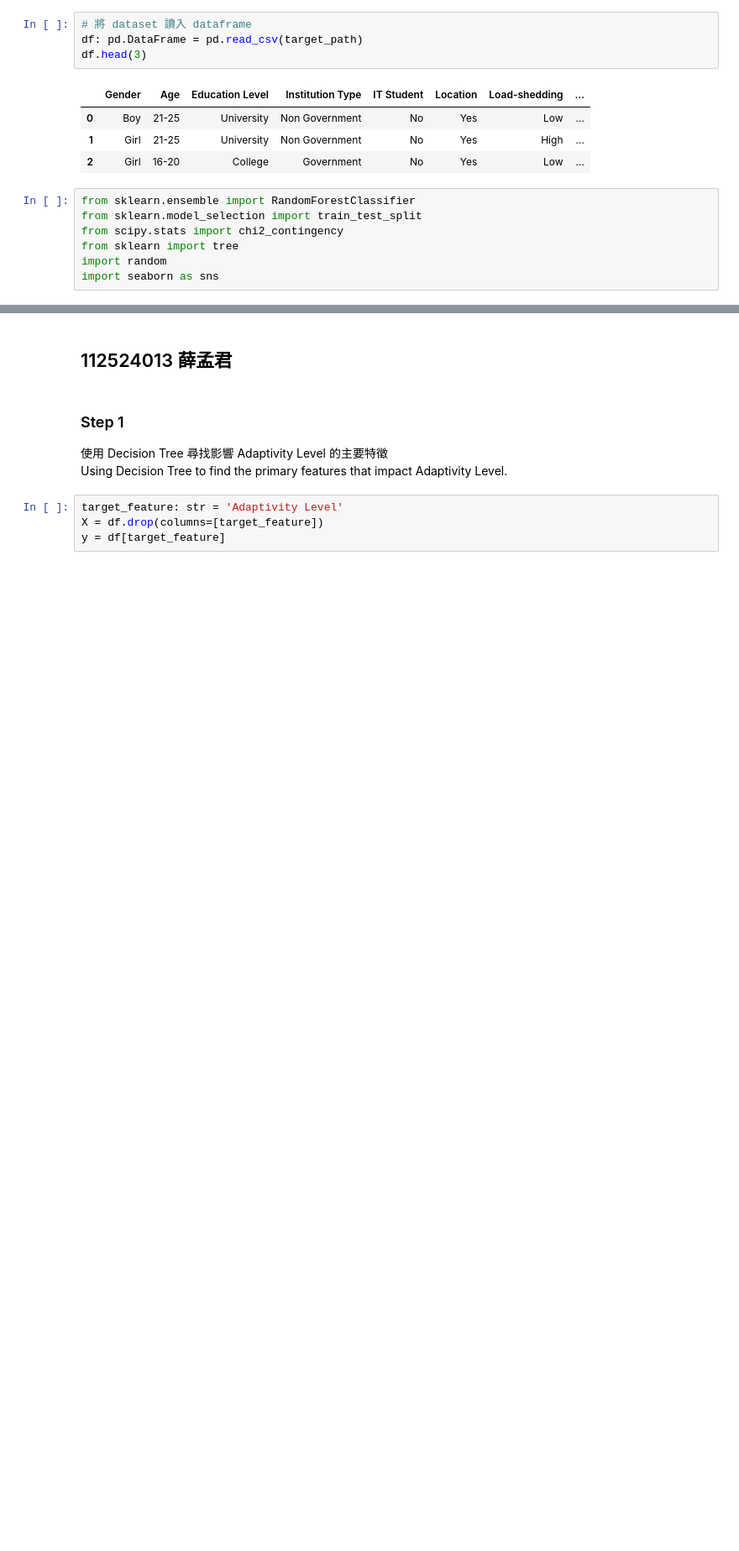
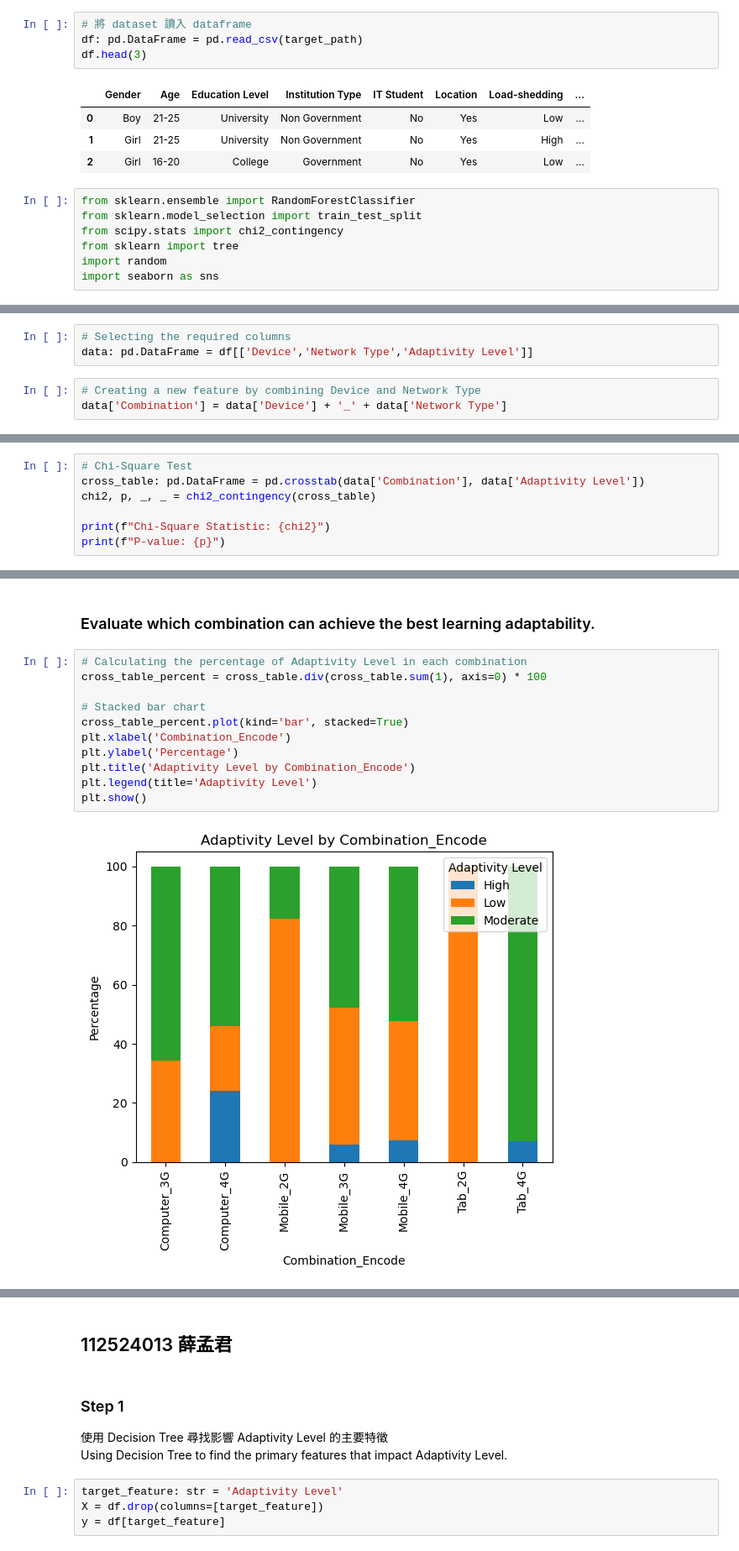
Before and after one commit to Bighsueh/AdaptabilityLevelAnalysis, a Jupyter notebook: main.ipynb, the cells around one changed output, grey strips where cells are left out. Shown at 84% size. Cells and saved outputs as stored; diff of their text form; blank space fills up the shorter version.

```diff
--- a/main.ipynb
+++ b/main.ipynb
@@ -45,0 +51,6 @@ import seaborn as sns
+# %%
+# Selecting the required columns
+data: pd.DataFrame = df[['Device','Network Type','Adaptivity Level']]
+# %%
+# Creating a new feature by combining Device and Network Type
+data['Combination'] = data['Device'] + '_' + data['Network Type']
@@ -45,0 +65,7 @@ import seaborn as sns
+# %%
+# Chi-Square Test
+cross_table: pd.DataFrame = pd.crosstab(data['Combination'], data['Adaptivity Level'])
+chi2, p, _, _ = chi2_contingency(cross_table)
+
+print(f"Chi-Square Statistic: {chi2}")
+print(f"P-value: {p}")
@@ -45,0 +96,15 @@ import seaborn as sns
+# %% [markdown]
+### Evaluate which combination can achieve the best learning adaptability.
+# %%
+# Calculating the percentage of Adaptivity Level in each combination
+cross_table_percent = cross_table.div(cross_table.sum(1), axis=0) * 100
+
+# Stacked bar chart
+cross_table_percent.plot(kind='bar', stacked=True)
+plt.xlabel('Combination_Encode')
+plt.ylabel('Percentage')
+plt.title('Adaptivity Level by Combination_Encode')
+plt.legend(title='Adaptivity Level')
+plt.show()
+# %% [output]
+[figure, added]
```
Also changed, not shown: parts of 12 cells of this notebook.
